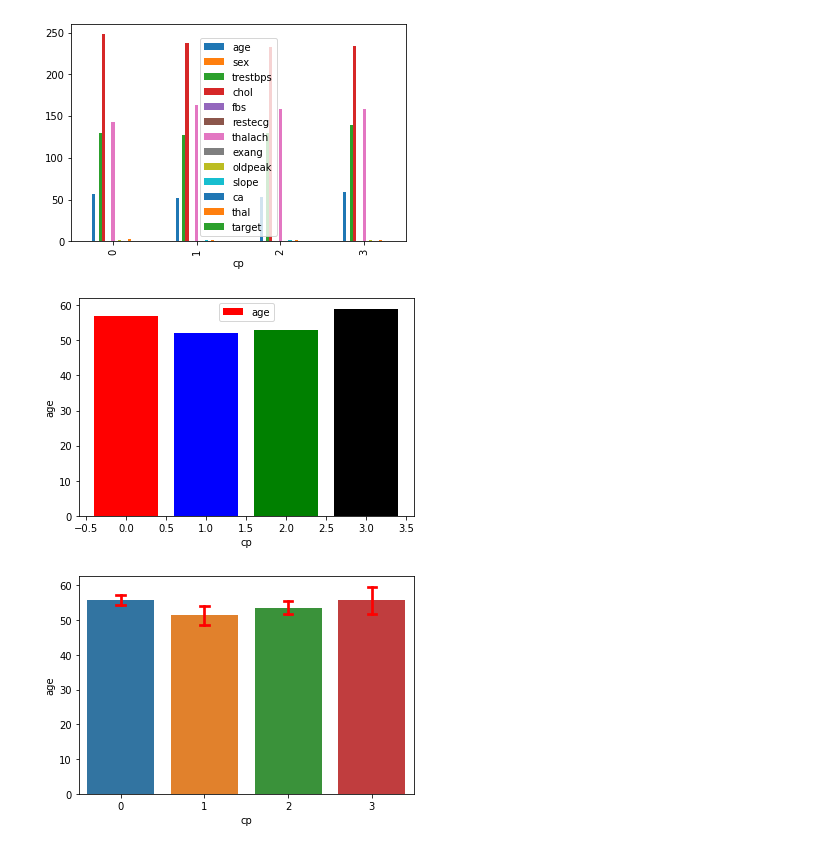
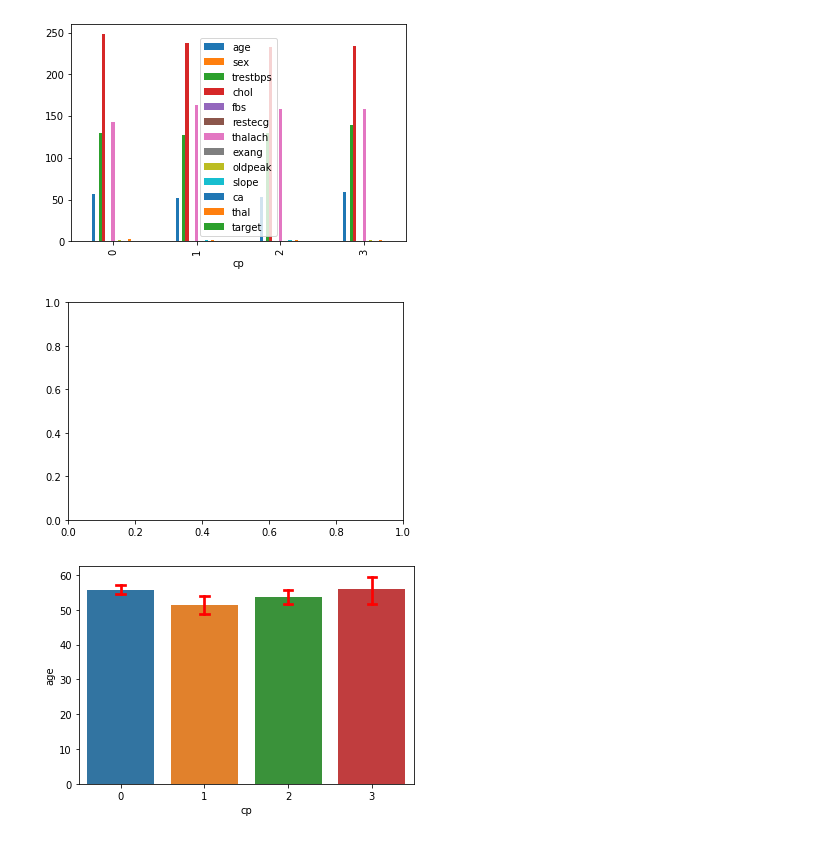
Before and after one commit to Sridharrajkn/data_manipulation, a Jupyter notebook: 5_basic_plots.ipynb, the cells around one changed output. Cells and saved outputs as stored; diff of their text form; code cells hidden in the pictures.

```diff
--- a/5_basic_plots.ipynb
+++ b/5_basic_plots.ipynb
@@ -33,13 +33,13 @@ chest_pain.plot.bar(x="cp");
 # %%
 # math.lib library
 
 fig, ax = plt.subplots()
-ax.bar(chest_pain["cp"],chest_pain["age"], label="age", color = ["red", "blue", "green", "black"])
-ax.set_xlabel("cp")
-ax.set_ylabel("age")
-ax.legend();
+# ax.bar(chest_pain["cp"],chest_pain["age"], label="age", color = ["red", "blue", "green", "black"])
+# ax.set_xlabel("cp")
+# ax.set_ylabel("age")
+# ax.legend();
 # %% [output]
-[figure, old version]
+[figure, new version]
 # %%
 # seaborn
 ax = sb.barplot("cp","age", errcolor="r", capsize=0.1, data=df)
```
Also changed, not shown: parts of 1 cell of this notebook, 4 other files.
